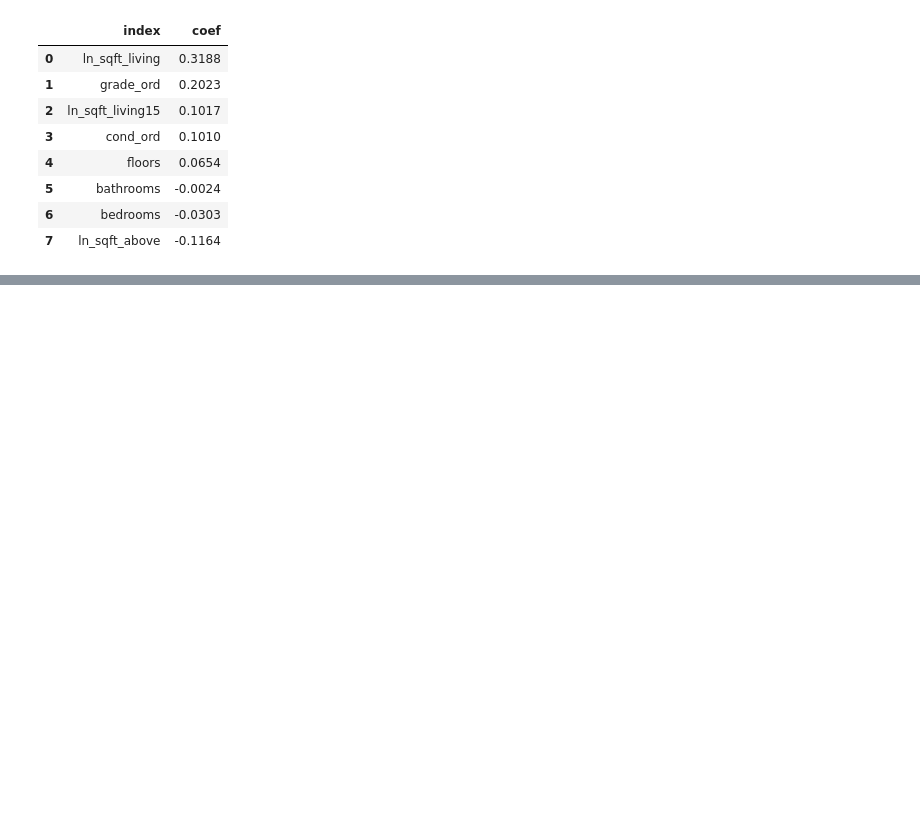
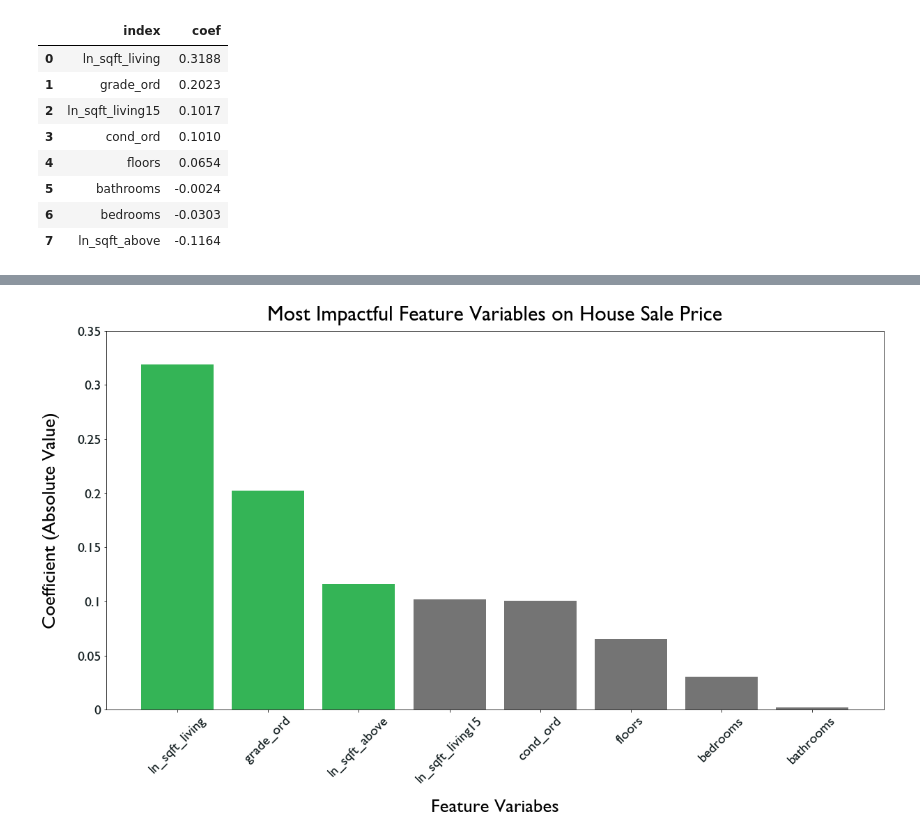
Before and after one commit to dermothethird/King_County_Housing_Project, a Jupyter notebook: Final Model Construction.ipynb, the cells around one changed output, grey strips where cells are left out. Saved outputs shown, nothing was run; the diff lists cells and outputs as text; code cells hidden in the pictures; blank space fills up the shorter version.

```diff
--- a/Final Model Construction.ipynb
+++ b/Final Model Construction.ipynb
@@ -886,3 +880,32 @@ ax.set_xticklabels(imdb_genre_x, fontsize=20, rotation=45, color='#152022');
+# %%
+coef_abs_df = coef_sorted_df
+coef_abs_df['coef'] = coef_abs_df['coef'].abs()
+coef_abs_sorted_df = coef_abs_df.sort_values(by='coef', ascending=False)
+# %%
+#vizualize model for absolute value of coefficients
+
+# Create variables for chart
+coef_x = coef_abs_sorted_df['index']
+coef_y = coef_abs_sorted_df['coef']
+y_ticks = [0, .05, .1, .15, .2, .25, .3, .35]
+c = ['#34b456', '#34b456', '#34b456', '#747474', '#747474', '#747474', '#747474', '#747474']
+# Change font family
+plt.rcParams.update({'font.family':'Gill Sans'})
+
+# Create bar chart
+fig, ax = plt.subplots(figsize = (20,10))
+
+bars = ax.bar(coef_x, coef_y, color=c)
+ax.set_xlabel('Feature Variabes', fontsize=27, labelpad=20)
+ax.set_ylabel('Coefficient (Absolute Value)', fontsize=27, labelpad=25)
+ax.set_title('Most Impactful Feature Variables on House Sale Price', fontsize=30, pad=15)
+ax.set_ylim(0, .35, .5)
+ax.set_yticks(y_ticks)
+ax.set_yticklabels(y_ticks, fontsize=20, color='#152022')
+ax.set_xticks(coef_x)
+ax.set_xticklabels(coef_x, fontsize=20, rotation=45, color='#152022');
+# %% [output]
+[figure, added]
 # %%
 #visualize model for assessor grade correlation
 # %%
```
Also changed, not shown: parts of 19 cells of this notebook.
